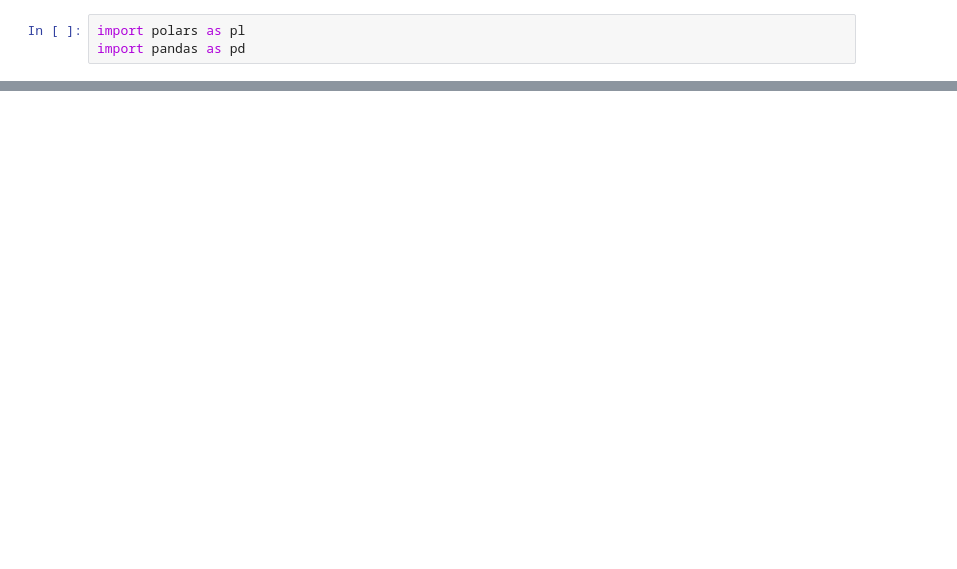
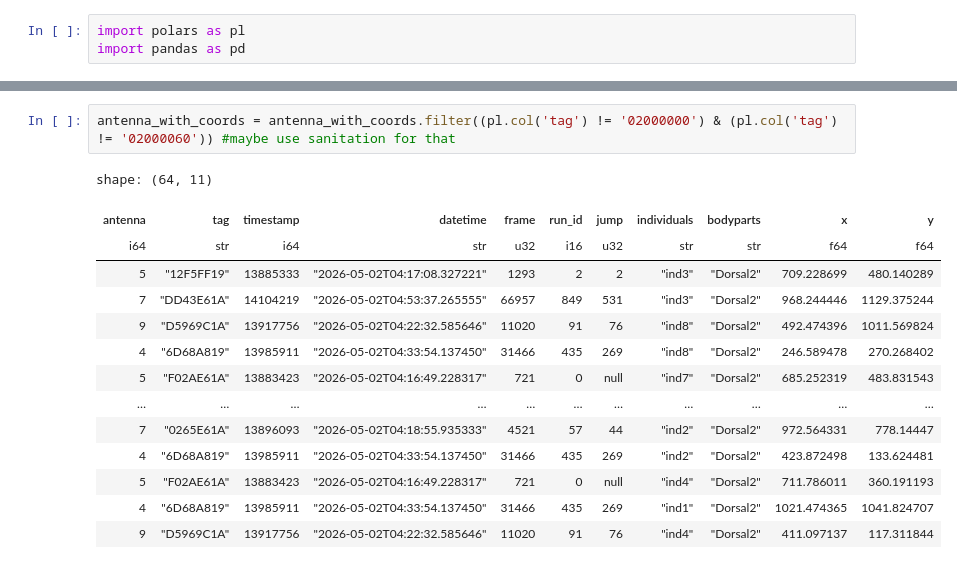
Before and after one commit to KonradDanielewski/DeepEcoHab, a Jupyter notebook: examples/reid_notebook.ipynb, the cells around one changed output, grey strips where cells are left out. Cells and saved outputs as stored; diff of their text form; blank space fills up the shorter version.

```diff
--- a/examples/reid_notebook.ipynb
+++ b/examples/reid_notebook.ipynb
@@ -32,0 +142,17 @@ antenna_df = antenna_df.with_columns(
+# %%
+antenna_with_coords = antenna_with_coords.filter((pl.col('tag') != '02000000') & (pl.col('tag') != '02000060')) #maybe use sanitation for that
+# %% [output]
+shape: (64, 11)
+| antenna | tag | timestamp | datetime | frame | run_id | jump | individuals | bodyparts | x | y |
+| i64 | str | i64 | str | u32 | i16 | u32 | str | str | f64 | f64 |
+| 5 | "12F5FF19" | 13885333 | "2026-05-02T04:17:08.327221" | 1293 | 2 | 2 | "ind3" | "Dorsal2" | 709.228699 | 480.140289 |
+| 7 | "DD43E61A" | 14104219 | "2026-05-02T04:53:37.265555" | 66957 | 849 | 531 | "ind3" | "Dorsal2" | 968.244446 | 1129.375244 |
+| 9 | "D5969C1A" | 13917756 | "2026-05-02T04:22:32.585646" | 11020 | 91 | 76 | "ind8" | "Dorsal2" | 492.474396 | 1011.569824 |
+| 4 | "6D68A819" | 13985911 | "2026-05-02T04:33:54.137450" | 31466 | 435 | 269 | "ind8" | "Dorsal2" | 246.589478 | 270.268402 |
+| 5 | "F02AE61A" | 13883423 | "2026-05-02T04:16:49.228317" | 721 | 0 | null | "ind7" | "Dorsal2" | 685.252319 | 483.831543 |
+| … | … | … | … | … | … | … | … | … | … | … |
+| 7 | "0265E61A" | 13896093 | "2026-05-02T04:18:55.935333" | 4521 | 57 | 44 | "ind2" | "Dorsal2" | 972.564331 | 778.14447 |
+| 4 | "6D68A819" | 13985911 | "2026-05-02T04:33:54.137450" | 31466 | 435 | 269 | "ind2" | "Dorsal2" | 423.872498 | 133.624481 |
+| 5 | "F02AE61A" | 13883423 | "2026-05-02T04:16:49.228317" | 721 | 0 | null | "ind4" | "Dorsal2" | 711.786011 | 360.191193 |
+| 4 | "6D68A819" | 13985911 | "2026-05-02T04:33:54.137450" | 31466 | 435 | 269 | "ind1" | "Dorsal2" | 1021.474365 | 1041.824707 |
+| 9 | "D5969C1A" | 13917756 | "2026-05-02T04:22:32.585646" | 11020 | 91 | 76 | "ind4" | "Dorsal2" | 411.097137 | 117.311844 |
```
Also changed, not shown: parts of 12 cells of this notebook.
